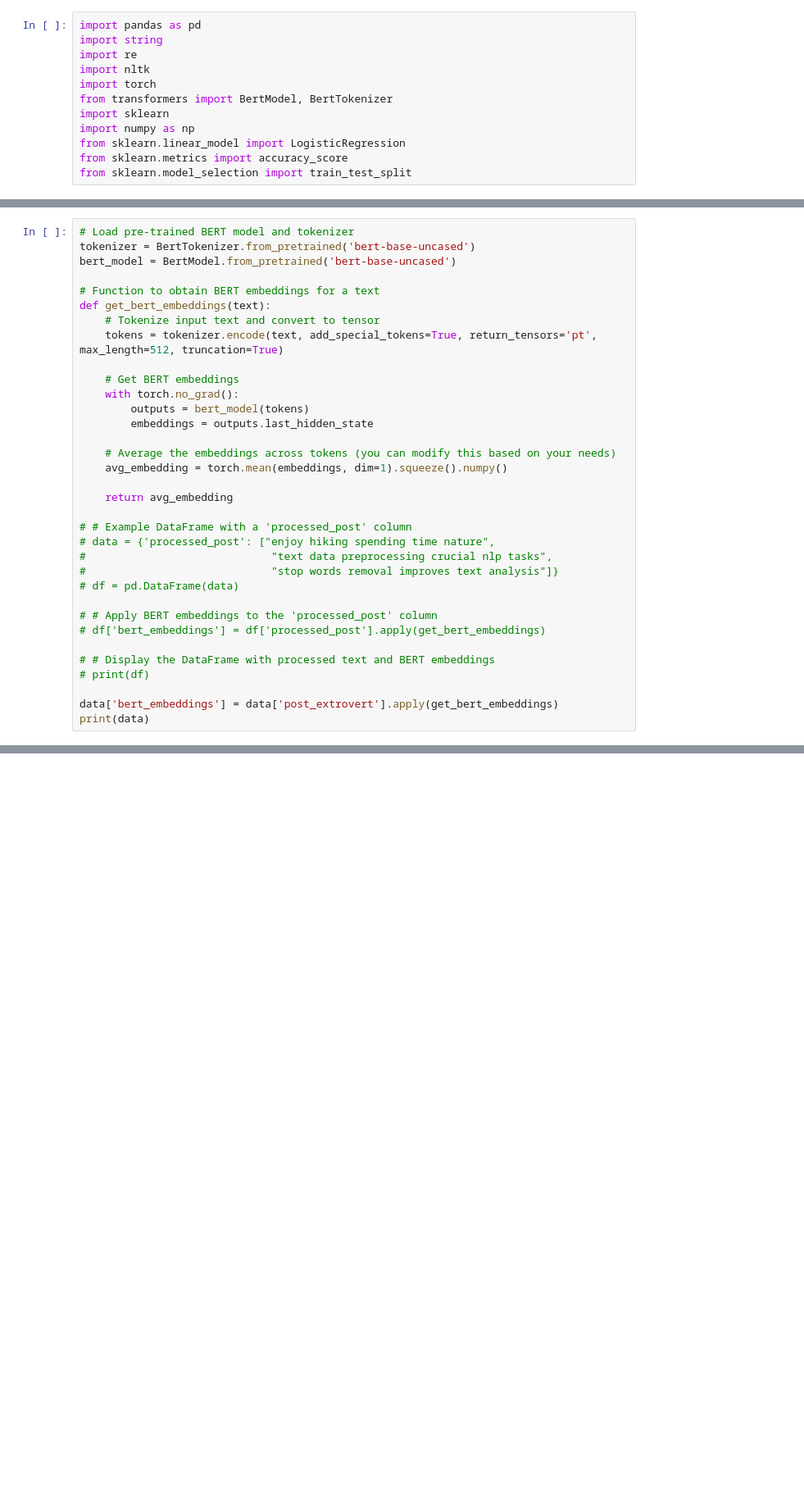
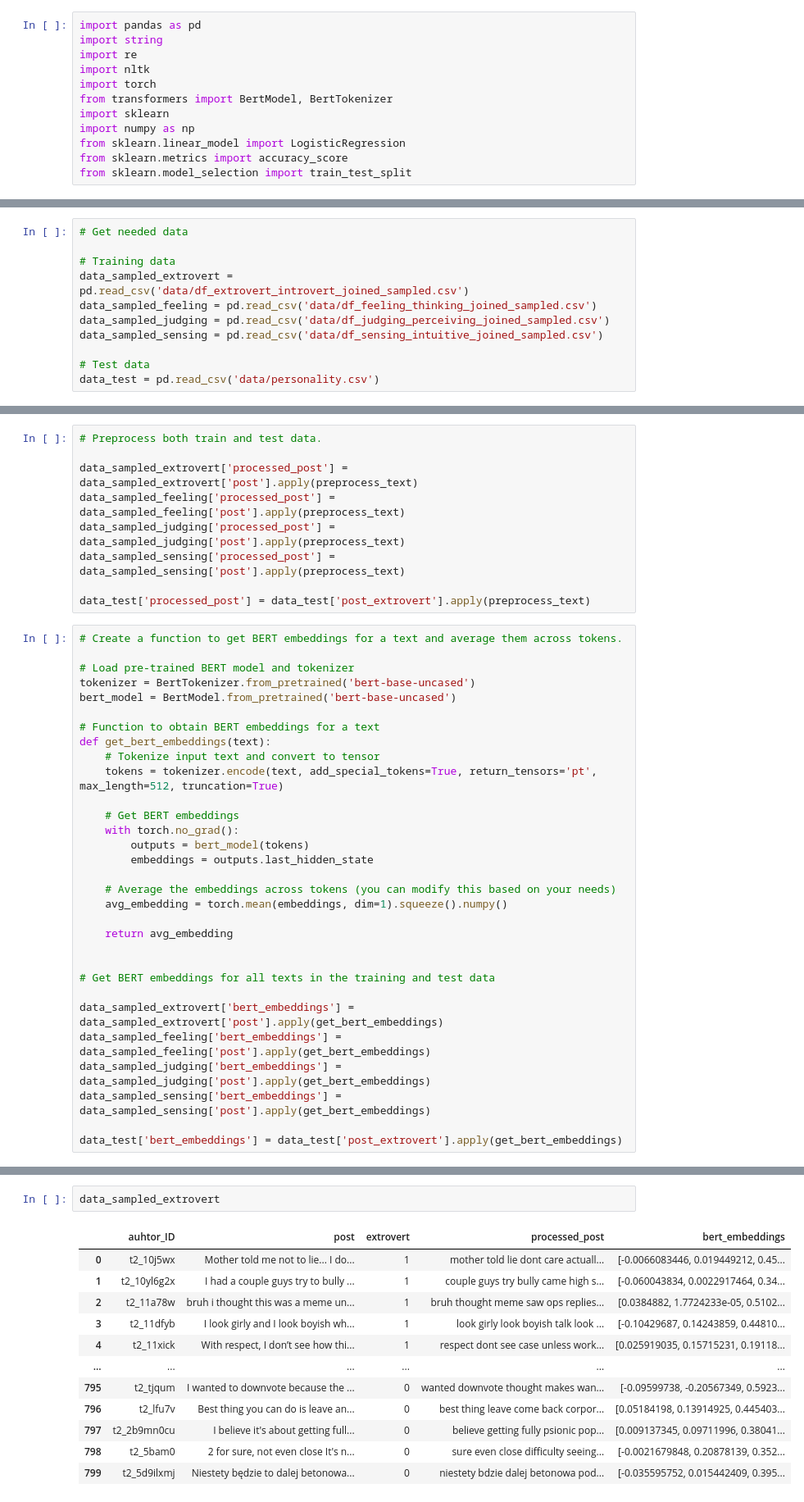
Before and after one commit to DimitarDimitrov2001/LanguageAI-Assignment, a Jupyter notebook: logistic_reg.ipynb, the cells around one changed output, grey strips where cells are left out. Shown: that part at 82% size. Cells and saved outputs as stored; diff of their text form; blank space fills up the shorter version.

```diff
--- a/logistic_reg.ipynb
+++ b/logistic_reg.ipynb
@@ -14,0 +13,11 @@ data = pd.read_csv('data/personality.csv')
+# %%
+# Get needed data
+
+# Training data
+data_sampled_extrovert = pd.read_csv('data/df_extrovert_introvert_joined_sampled.csv')
+data_sampled_feeling = pd.read_csv('data/df_feeling_thinking_joined_sampled.csv')
+data_sampled_judging = pd.read_csv('data/df_judging_perceiving_joined_sampled.csv')
+data_sampled_sensing = pd.read_csv('data/df_sensing_intuitive_joined_sampled.csv')
+
+# Test data
+data_test = pd.read_csv('data/personality.csv')
@@ -64,4 +74,15 @@ data
+# %%
+# Preprocess both train and test data.
+
+data_sampled_extrovert['processed_post'] = data_sampled_extrovert['post'].apply(preprocess_text)
+data_sampled_feeling['processed_post'] = data_sampled_feeling['post'].apply(preprocess_text)
+data_sampled_judging['processed_post'] = data_sampled_judging['post'].apply(preprocess_text)
+data_sampled_sensing['processed_post'] = data_sampled_sensing['post'].apply(preprocess_text)
+
+data_test['processed_post'] = data_test['post_extrovert'].apply(preprocess_text)
 # %%
+# Create a function to get BERT embeddings for a text and average them across tokens.
+
 # Load pre-trained BERT model and tokenizer
 tokenizer = BertTokenizer.from_pretrained('bert-base-uncased')
 bert_model = BertModel.from_pretrained('bert-base-uncased')
@@ -81,17 +102,12 @@ def get_bert_embeddings(text):
 
     return avg_embedding
 
-# # Example DataFrame with a 'processed_post' column
-# data = {'processed_post': ["enjoy hiking spending time nature",
-#                             "text data preprocessing crucial nlp tasks",
-#                             "stop words removal improves text analysis"]}
-# df = pd.DataFrame(data)
 
-# # Apply BERT embeddings to the 'processed_post' column
-# df['bert_embeddings'] = df['processed_post'].apply(get_bert_embeddings)
+# Get BERT embeddings for all texts in the training and test data
 
-# # Display the DataFrame with processed text and BERT embeddings
-# print(df)
+data_sampled_extrovert['bert_embeddings'] = data_sampled_extrovert['post'].apply(get_bert_embeddings)
+data_sampled_feeling['bert_embeddings'] = data_sampled_feeling['post'].apply(get_bert_embeddings)
+data_sampled_judging['bert_embeddings'] = data_sampled_judging['post'].apply(get_bert_embeddings)
+data_sampled_sensing['bert_embeddings'] = data_sampled_sensing['post'].apply(get_bert_embeddings)
 
-data['bert_embeddings'] = data['post_extrovert'].apply(get_bert_embeddings)
-print(data)
+data_test['bert_embeddings'] = data_test['post_extrovert'].apply(get_bert_embeddings)
@@ -237,0 +114,15 @@ weighted avg       0.93      0.84      0.88        31
+# %%
+data_sampled_extrovert
+# %% [output]
+|  | auhtor_ID | post | extrovert | processed_post | bert_embeddings |
+| 0 | t2_10j5wx | Mother told me not to lie... I do... | 1 | mother told lie dont care actuall... | [-0.0066083446, 0.019449212, 0.45... |
+| 1 | t2_10yl6g2x | I had a couple guys try to bully ... | 1 | couple guys try bully came high s... | [-0.060043834, 0.0022917464, 0.34... |
+| 2 | t2_11a78w | bruh i thought this was a meme un... | 1 | bruh thought meme saw ops replies... | [0.0384882, 1.7724233e-05, 0.5102... |
+| 3 | t2_11dfyb | I look girly and I look boyish wh... | 1 | look girly look boyish talk look ... | [-0.10429687, 0.14243859, 0.44810... |
+| 4 | t2_11xick | With respect, I don’t see how thi... | 1 | respect dont see case unless work... | [0.025919035, 0.15715231, 0.19118... |
+| ... | ... | ... | ... | ... | ... |
+| 795 | t2_tjqum | I wanted to downvote because the ... | 0 | wanted downvote thought makes wan... | [-0.09599738, -0.20567349, 0.5923... |
+| 796 | t2_lfu7v | Best thing you can do is leave an... | 0 | best thing leave come back corpor... | [0.05184198, 0.13914925, 0.445403... |
+| 797 | t2_2b9mn0cu | I believe it's about getting full... | 0 | believe getting fully psionic pop... | [0.009137345, 0.09711996, 0.38041... |
+| 798 | t2_5bam0 | 2 for sure, not even close It's n... | 0 | sure even close difficulty seeing... | [-0.0021679848, 0.20878139, 0.352... |
+| 799 | t2_5d9ilxmj | Niestety będzie to dalej betonowa... | 0 | niestety bdzie dalej betonowa pod... | [-0.035595752, 0.015442409, 0.395... |
```
Also changed, not shown: parts of 36 cells of this notebook, 1 other file.
